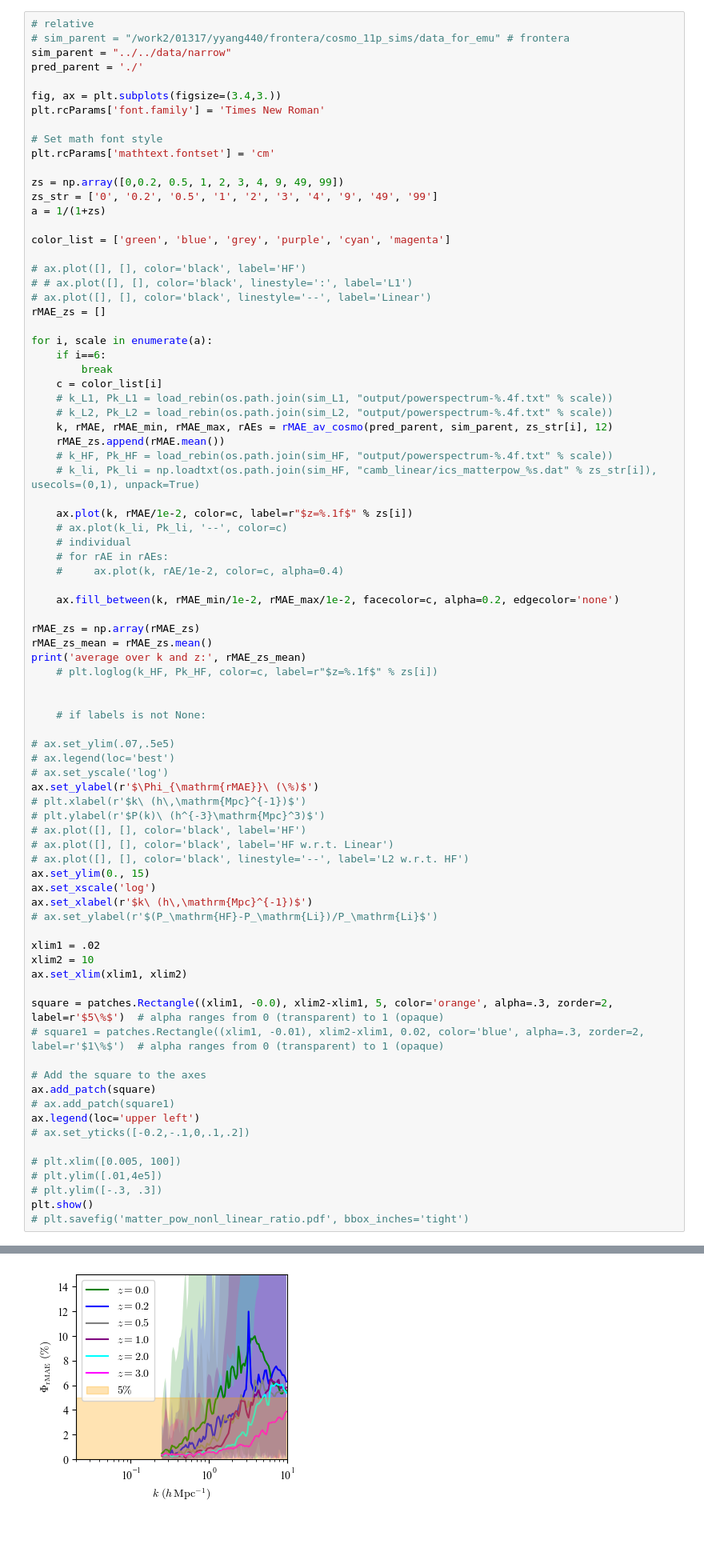
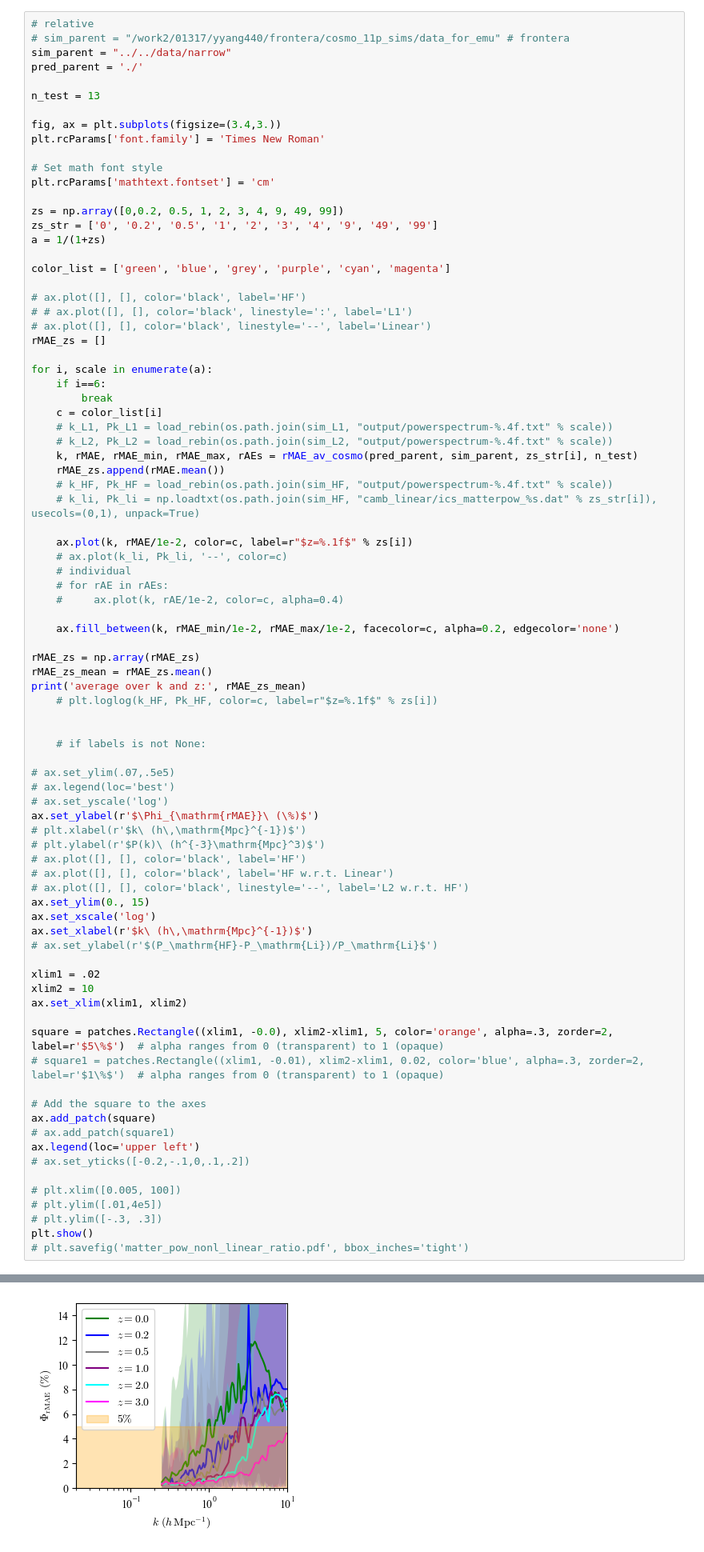
Before and after one commit to astro-YYH/GokuEmu, a Jupyter notebook: emulator/narrow_pre_test/relative_errors_narrow_pre_test.ipynb, the cells around one changed output, grey strips where cells are left out. Shown: that part at 80% size. Saved outputs shown, nothing was run; the diff lists cells and outputs as text.

```diff
--- a/emulator/narrow_pre_test/relative_errors_narrow_pre_test.ipynb
+++ b/emulator/narrow_pre_test/relative_errors_narrow_pre_test.ipynb
@@ -135,6 +135,8 @@ def rel_MAEs(x1, y1, x2, y2):
 # sim_parent = "/work2/01317/yyang440/frontera/cosmo_11p_sims/data_for_emu" # frontera
 sim_parent = "../../data/narrow"
 pred_parent = './'
+
+n_test = 13
 
 fig, ax = plt.subplots(figsize=(3.4,3.))
 plt.rcParams['font.family'] = 'Times New Roman'
@@ -159,7 +161,7 @@ for i, scale in enumerate(a):
     c = color_list[i]
     # k_L1, Pk_L1 = load_rebin(os.path.join(sim_L1, "output/powerspectrum-%.4f.txt" % scale))
     # k_L2, Pk_L2 = load_rebin(os.path.join(sim_L2, "output/powerspectrum-%.4f.txt" % scale))
-    k, rMAE, rMAE_min, rMAE_max, rAEs = rMAE_av_cosmo(pred_parent, sim_parent, zs_str[i], 12)
+    k, rMAE, rMAE_min, rMAE_max, rAEs = rMAE_av_cosmo(pred_parent, sim_parent, zs_str[i], n_test)
     rMAE_zs.append(rMAE.mean())
     # k_HF, Pk_HF = load_rebin(os.path.join(sim_HF, "output/powerspectrum-%.4f.txt" % scale))
     # k_li, Pk_li = np.loadtxt(os.path.join(sim_HF, "camb_linear/ics_matterpow_%s.dat" % zs_str[i]), usecols=(0,1), unpack=True)
@@ -229,4 +237,4 @@ average over k and z: 0.028994605903778548
-[figure, old version]
+[figure, new version]
 # %%
 (.029 * 12 *6 - (0.36909754 + 0.27648583 + 0.22550749 + 0.21557025 + 0.1765436 + 0.09405537) ) / (12 * 6 - 6)
 # %% [output]
```
Also changed, not shown: parts of 1 cell of this notebook, 7 other files.
